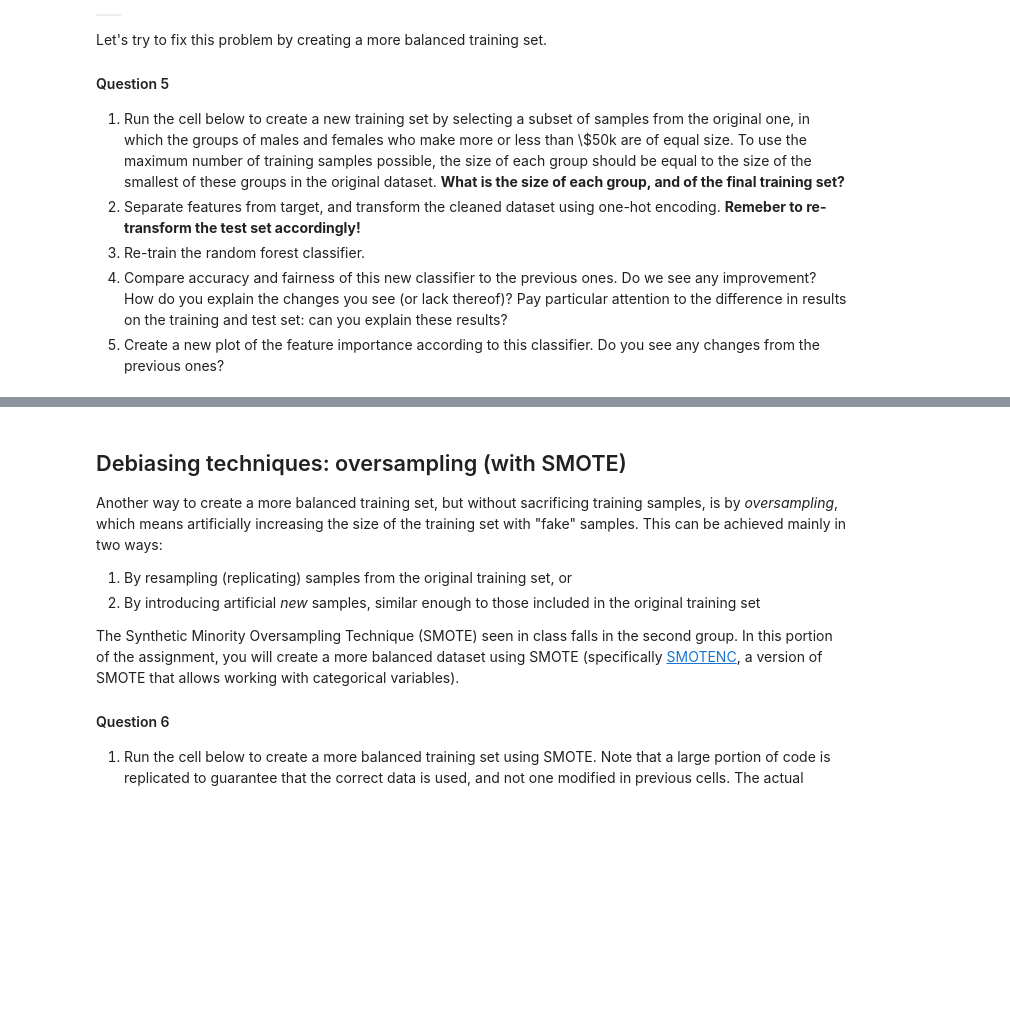
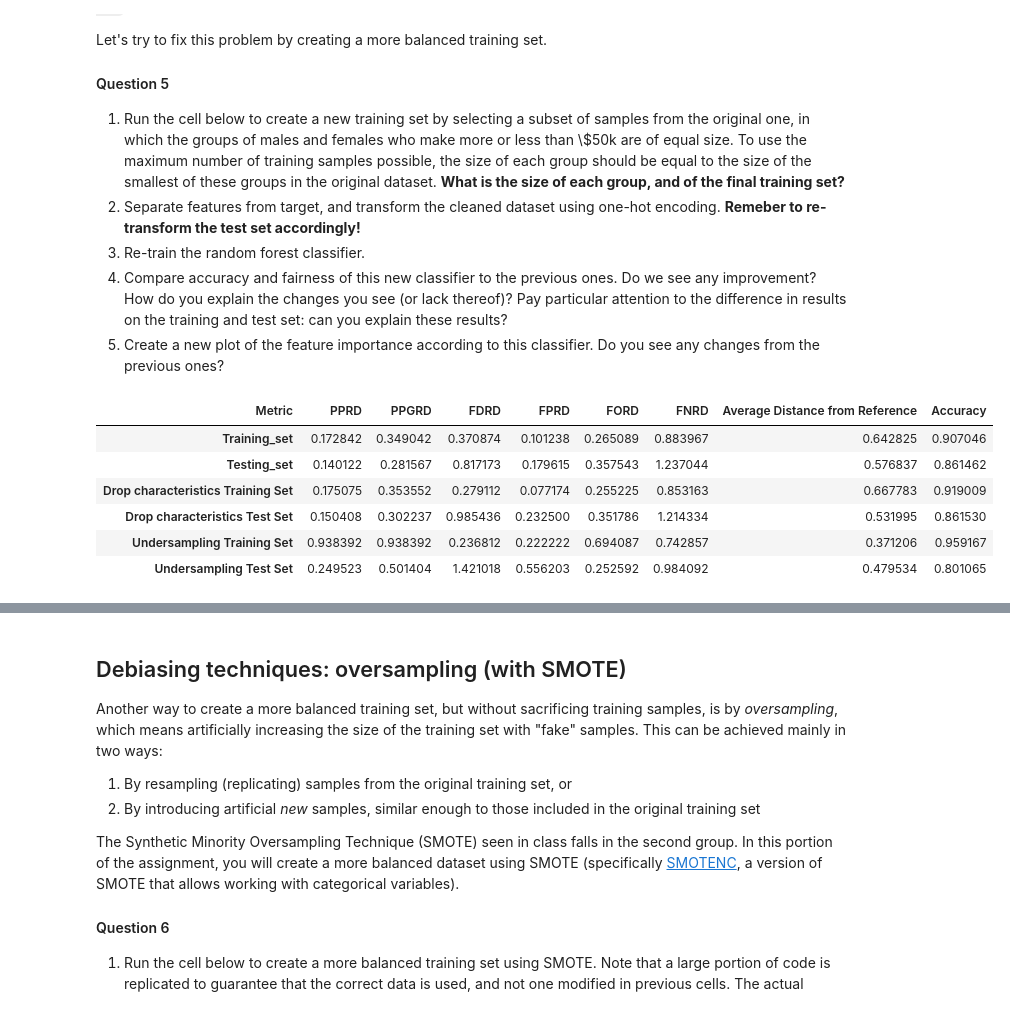
Before and after one commit to wsl0917/DSCI430_module2_assignment, a Jupyter notebook: Module 4 Assignment-1.ipynb, the cells around one changed output, grey strips where cells are left out. Saved outputs shown, nothing was run; the diff lists cells and outputs as text; code cells hidden in the pictures; some formulas as TeX source; blank space fills up the shorter version.

```diff
--- a/Module 4 Assignment-1.ipynb
+++ b/Module 4 Assignment-1.ipynb
@@ -455,0 +462,21 @@ balanced_df = pd.concat(balanced_subsets)
+# %%
+#compare
+under_train_metrics = fairness_metrics(clf_undersampling, pd.DataFrame(X_train_under_transformed, columns=column_names_under), y_train_undersampling)
+under_test_metrics = fairness_metrics(clf_undersampling, pd.DataFrame(X_test_under_transformed, columns=column_names_under), y_test)
+
+results_dict3 = {}
+results_dict3 = results_dict2.copy()
+results_dict3["Undersampling Training Set"] = under_train_metrics
+results_dict3["Undersampling Test Set"] = under_test_metrics
+
+results_df3 = pd.concat({name: result.set_index('Metric')['Value'] for name, result in results_dict3.items()}, axis=1).T
+
+results_df3
+# %% [output]
+| Metric | PPRD | PPGRD | FDRD | FPRD | FORD | FNRD | Average Distance from Reference | Accuracy |
+| Training_set | 0.172842 | 0.349042 | 0.370874 | 0.101238 | 0.265089 | 0.883967 | 0.642825 | 0.907046 |
+| Testing_set | 0.140122 | 0.281567 | 0.817173 | 0.179615 | 0.357543 | 1.237044 | 0.576837 | 0.861462 |
+| Drop characteristics Training Set | 0.175075 | 0.353552 | 0.279112 | 0.077174 | 0.255225 | 0.853163 | 0.667783 | 0.919009 |
+| Drop characteristics Test Set | 0.150408 | 0.302237 | 0.985436 | 0.232500 | 0.351786 | 1.214334 | 0.531995 | 0.861530 |
+| Undersampling Training Set | 0.938392 | 0.938392 | 0.236812 | 0.222222 | 0.694087 | 0.742857 | 0.371206 | 0.959167 |
+| Undersampling Test Set | 0.249523 | 0.501404 | 1.421018 | 0.556203 | 0.252592 | 0.984092 | 0.479534 | 0.801065 |
```
Also changed, not shown: parts of 16 cells of this notebook.
